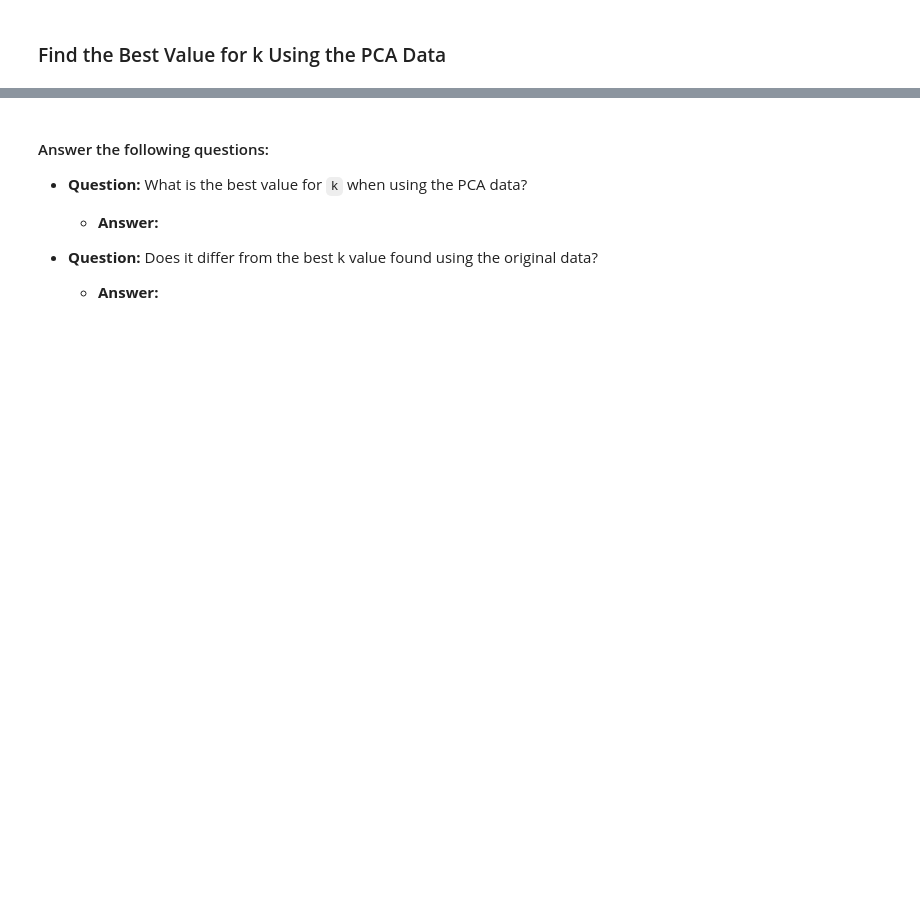
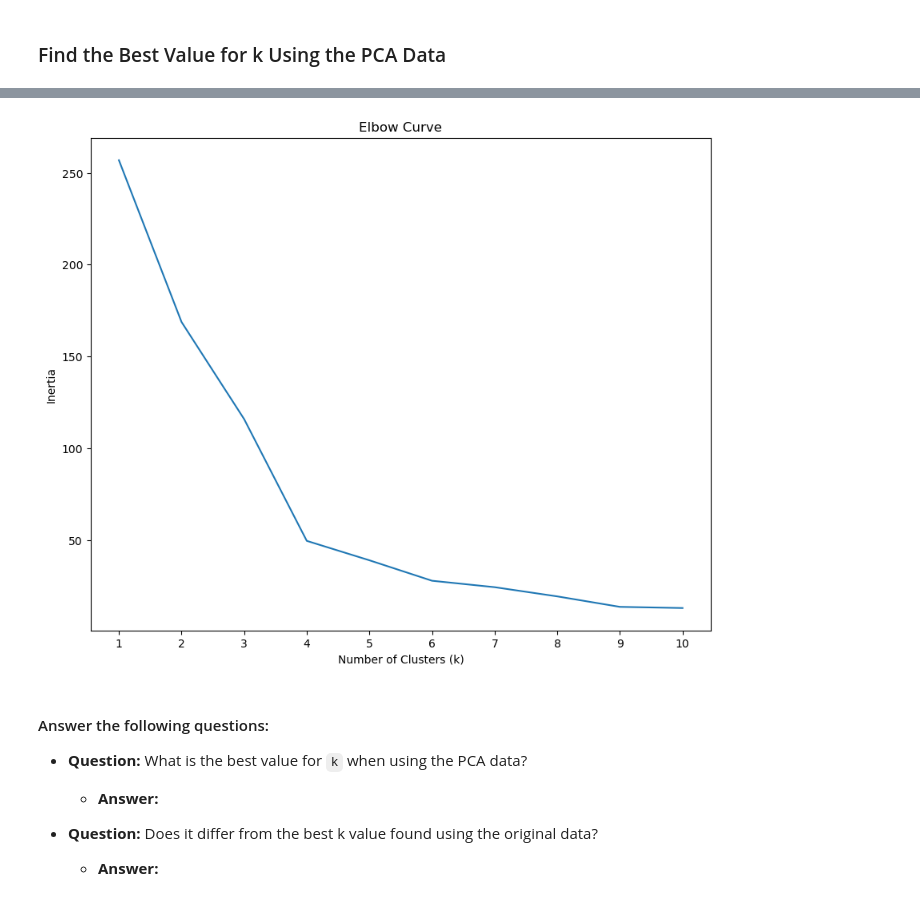
Before and after one commit to DanB369/CryptoClustering, a Jupyter notebook: Crytpo_Clustering.ipynb, the cells around one changed output, grey strips where cells are left out. Saved outputs shown, nothing was run; the diff lists cells and outputs as text; code cells hidden in the pictures; blank space fills up the shorter version.

```diff
--- a/Crytpo_Clustering.ipynb
+++ b/Crytpo_Clustering.ipynb
@@ -253,6 +270,15 @@ array([0.3719856 , 0.34700813, 0.17603793])
 # %%
 # Plot a line chart with all the inertia values computed with
 # the different values of k to visually identify the optimal value for k.
+plt.figure(figsize=(10, 8))
+plt.plot(elbow_df['Clusters'], elbow_df['Inertia'], linestyle='-')
+plt.title('Elbow Curve')
+plt.xlabel('Number of Clusters (k)')
+plt.ylabel('Inertia')
+plt.xticks(elbow_df['Clusters'])
+plt.show()
+# %% [output]
+[figure, added]
 # %% [markdown]
 #### Answer the following questions:
 * **Question:** What is the best value for `k` when using the PCA data?
```
Also changed, not shown: parts of 7 cells of this notebook.
